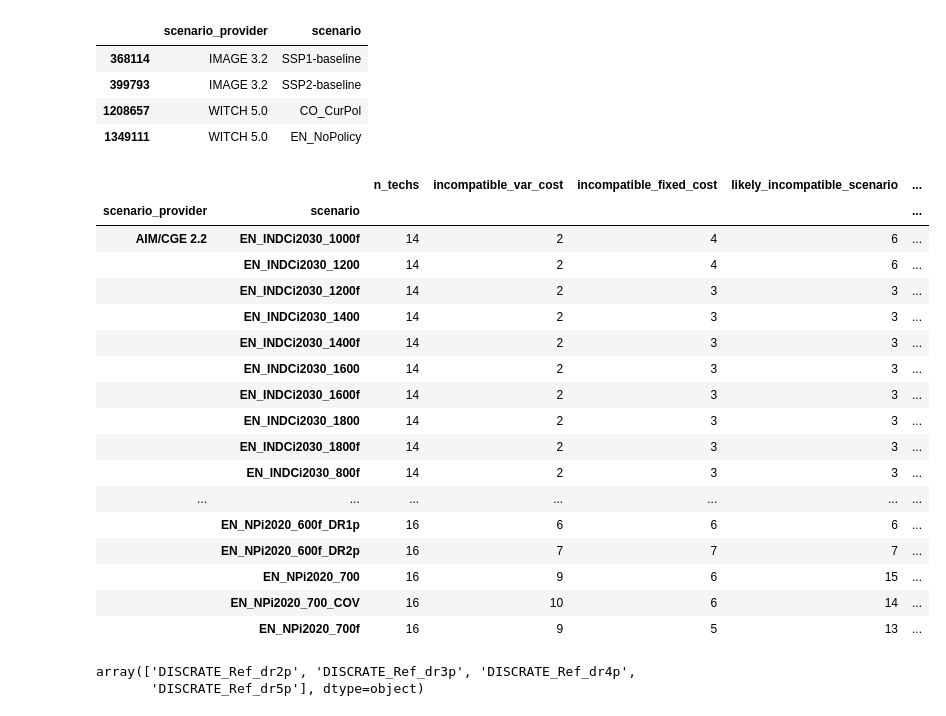
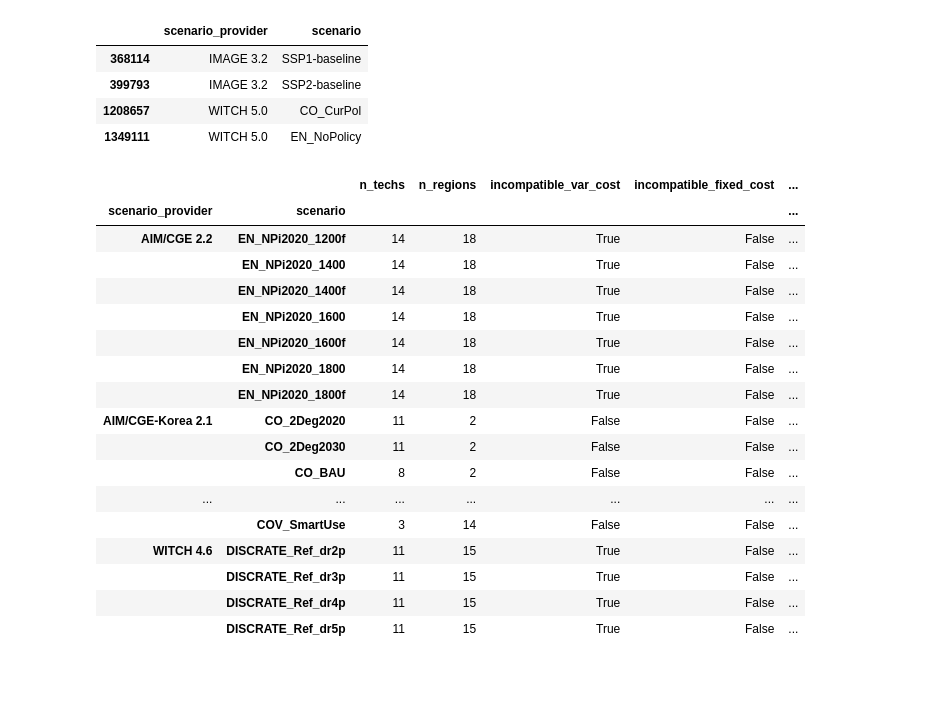
Before and after one commit to Theia-Finance-Labs/altr-model, a Jupyter notebook: notebooks/statdesc_scenarios_data.ipynb, the cells around one changed output. Drawn from its saved outputs; the diff is of its cells as text; code cells hidden in the pictures; blank space fills up the shorter version.

```diff
--- a/notebooks/statdesc_scenarios_data.ipynb
+++ b/notebooks/statdesc_scenarios_data.ipynb
@@ -28,47 +28,41 @@ df.loc[df["scenario_type"] == "baseline", ["scenario_provider", "scenario"]].dro
 # %%
 pd.options.display.max_rows = 1000
 
 incompatibility_flagged = df[[
-    "scenario_provider", "scenario", "scenario_type","sector", "technology", #, "scenario_geography"
-    "incompatible_var_cost","incompatible_fixed_cost",
-    "likely_incompatible_scenario","incompatible_scenario"]].drop_duplicates()
+    "scenario_provider", "scenario", "scenario_type","sector", "technology",  "scenario_geography",
+    "incompatible_var_cost","incompatible_fixed_cost"]].drop_duplicates()
 
 
 incompatibility_flagged = incompatibility_flagged.groupby(["scenario_provider", "scenario"]).agg(
     n_techs = ("technology", "nunique"),
-    # n_regions = ("scenario_geography", "nunique"),
-    incompatible_var_cost = ("incompatible_var_cost", "sum"),
-    incompatible_fixed_cost = ("incompatible_fixed_cost", "sum"),
+    n_regions = ("scenario_geography", "nunique"),
+    incompatible_var_cost = ("incompatible_var_cost", "any"),
+    incompatible_fixed_cost = ("incompatible_fixed_cost", "any"),
 )
 
 incompatibility_flagged = incompatibility_flagged.assign(
     likely_incompatible_scenario = (incompatibility_flagged["incompatible_var_cost"] | incompatibility_flagged["incompatible_fixed_cost"]),
     incompatible_scenario = (incompatibility_flagged["incompatible_var_cost"] & incompatibility_flagged["incompatible_fixed_cost"]),
 )
 
 
-incompatibility_flagged.query("incompatible_fixed_cost < 8")
+incompatibility_flagged.query("incompatible_fixed_cost == False")
 # %% [output]
-|  |  | n_techs | incompatible_var_cost | incompatible_fixed_cost | likely_incompatible_scenario | ... |
+|  |  | n_techs | n_regions | incompatible_var_cost | incompatible_fixed_cost | ... |
 | scenario_provider | scenario |  |  |  |  | ... |
-| AIM/CGE 2.2 | EN_INDCi2030_1000f | 14 | 2 | 4 | 6 | ... |
-|  | EN_INDCi2030_1200 | 14 | 2 | 4 | 6 | ... |
-|  | EN_INDCi2030_1200f | 14 | 2 | 3 | 3 | ... |
-|  | EN_INDCi2030_1400 | 14 | 2 | 3 | 3 | ... |
-|  | EN_INDCi2030_1400f | 14 | 2 | 3 | 3 | ... |
-|  | EN_INDCi2030_1600 | 14 | 2 | 3 | 3 | ... |
-|  | EN_INDCi2030_1600f | 14 | 2 | 3 | 3 | ... |
-|  | EN_INDCi2030_1800 | 14 | 2 | 3 | 3 | ... |
-|  | EN_INDCi2030_1800f | 14 | 2 | 3 | 3 | ... |
-|  | EN_INDCi2030_800f | 14 | 2 | 3 | 3 | ... |
+| AIM/CGE 2.2 | EN_NPi2020_1200f | 14 | 18 | True | False | ... |
+|  | EN_NPi2020_1400 | 14 | 18 | True | False | ... |
+|  | EN_NPi2020_1400f | 14 | 18 | True | False | ... |
+|  | EN_NPi2020_1600 | 14 | 18 | True | False | ... |
+|  | EN_NPi2020_1600f | 14 | 18 | True | False | ... |
+|  | EN_NPi2020_1800 | 14 | 18 | True | False | ... |
+|  | EN_NPi2020_1800f | 14 | 18 | True | False | ... |
+| AIM/CGE-Korea 2.1 | CO_2Deg2020 | 11 | 2 | False | False | ... |
+|  | CO_2Deg2030 | 11 | 2 | False | False | ... |
+|  | CO_BAU | 8 | 2 | False | False | ... |
 | ... | ... | ... | ... | ... | ... | ... |
-|  | EN_NPi2020_600f_DR1p | 16 | 6 | 6 | 6 | ... |
-|  | EN_NPi2020_600f_DR2p | 16 | 7 | 7 | 7 | ... |
-|  | EN_NPi2020_700 | 16 | 9 | 6 | 15 | ... |
-|  | EN_NPi2020_700_COV | 16 | 10 | 6 | 14 | ... |
-|  | EN_NPi2020_700f | 16 | 9 | 5 | 13 | ... |
+|  | COV_SmartUse | 3 | 14 | False | False | ... |
+| WITCH 4.6 | DISCRATE_Ref_dr2p | 11 | 15 | True | False | ... |
+|  | DISCRATE_Ref_dr3p | 11 | 15 | True | False | ... |
+|  | DISCRATE_Ref_dr4p | 11 | 15 | True | False | ... |
+|  | DISCRATE_Ref_dr5p | 11 | 15 | True | False | ... |
-# %%
-df.loc[df["scenario_provider"] == "WITCH 4.6", "scenario"].unique()
-# %% [output]
-array(['DISCRATE_Ref_dr2p', 'DISCRATE_Ref_dr3p', 'DISCRATE_Ref_dr4p',
-       'DISCRATE_Ref_dr5p'], dtype=object)
```
Also changed, not shown: parts of 1 cell of this notebook, 8 other files.
